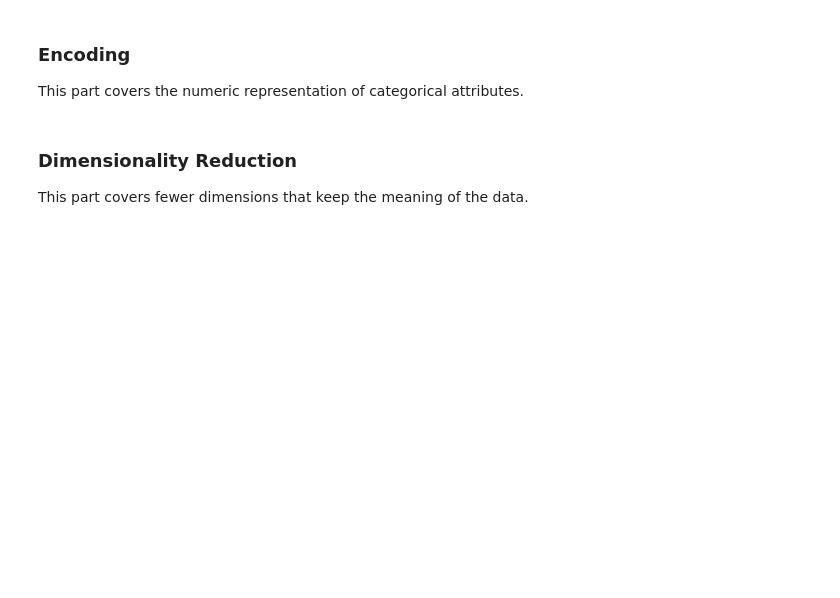
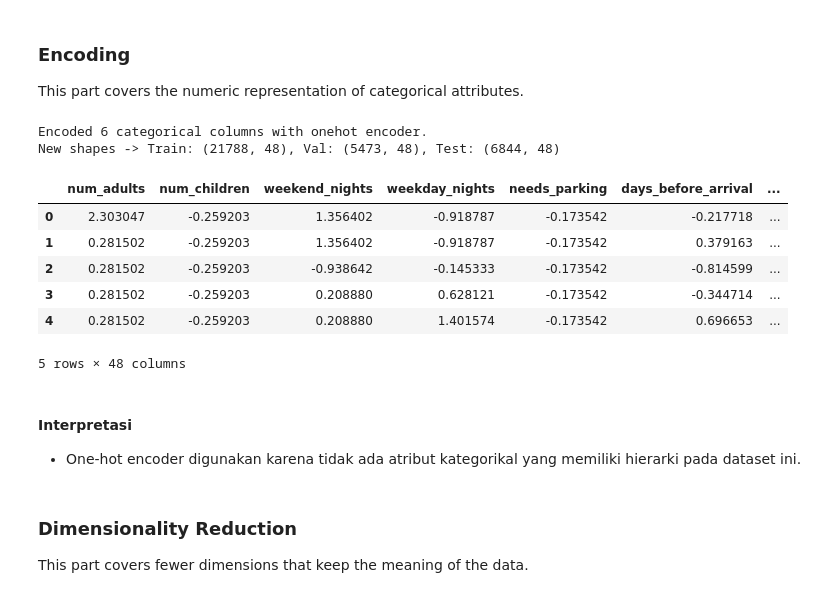
Before and after one commit to TheoMarvel/IF3170_G29_MiMHotels, a Jupyter notebook: output/Notebook_Tugas_Besar_2_IF3170_Inteligensi_Artifisial_2026_2027.ipynb, the cells around one changed output. Saved outputs shown, nothing was run; the diff lists cells and outputs as text; code cells hidden in the pictures; blank space fills up the shorter version.

```diff
--- a/output/Notebook_Tugas_Besar_2_IF3170_Inteligensi_Artifisial_2026_2027.ipynb
+++ b/output/Notebook_Tugas_Besar_2_IF3170_Inteligensi_Artifisial_2026_2027.ipynb
@@ -712,7 +801,28 @@ This part covers normalization to the range 0 to 1 and standardization.
 
 This part covers the numeric representation of categorical attributes.
 # %%
-# Write your code here
+# Encode categorical attributes
+encoder = CategoricalEncoder(method='onehot')
+X_train = encoder.fit_transform(X_train)
+X_val = encoder.transform(X_val)
+X_test = encoder.transform(X_test)
+
+print(f"Encoded {len(encoder.mappings_)} categorical columns with {encoder.method} encoder.")
+print(f"New shapes -> Train: {X_train.shape}, Val: {X_val.shape}, Test: {X_test.shape}")
+display(X_train.head(5))
+# %% [output]
+Encoded 6 categorical columns with onehot encoder.
+New shapes -> Train: (21788, 48), Val: (5473, 48), Test: (6844, 48)
+|  | num_adults | num_children | weekend_nights | weekday_nights | needs_parking | days_before_arrival | ... |
+| 0 | 2.303047 | -0.259203 | 1.356402 | -0.918787 | -0.173542 | -0.217718 | ... |
+| 1 | 0.281502 | -0.259203 | 1.356402 | -0.918787 | -0.173542 | 0.379163 | ... |
+| 2 | 0.281502 | -0.259203 | -0.938642 | -0.145333 | -0.173542 | -0.814599 | ... |
+| 3 | 0.281502 | -0.259203 | 0.208880 | 0.628121 | -0.173542 | -0.344714 | ... |
+| 4 | 0.281502 | -0.259203 | 0.208880 | 1.401574 | -0.173542 | 0.696653 | ... |
+5 rows × 48 columns
+# %% [markdown]
+#### Interpretasi
+* One-hot encoder digunakan karena tidak ada atribut kategorikal yang memiliki hierarki pada dataset ini.
 # %% [markdown]
 ### Dimensionality Reduction
 
```
Also changed, not shown: parts of 20 cells of this notebook.
